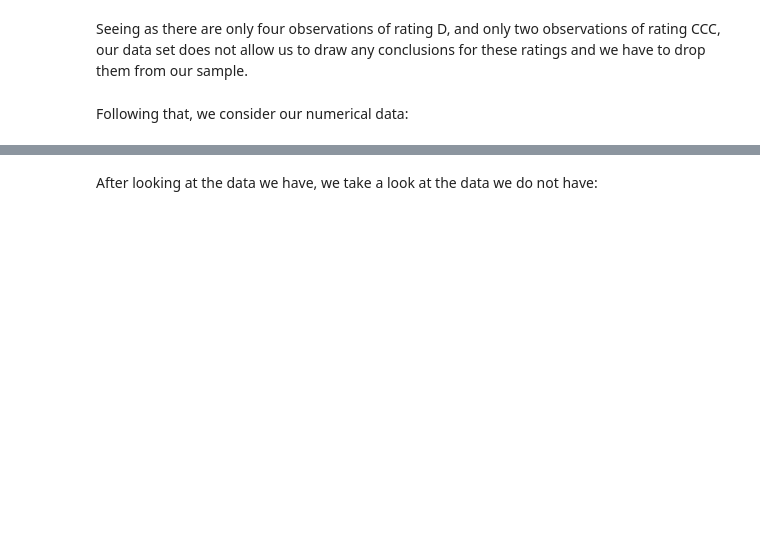
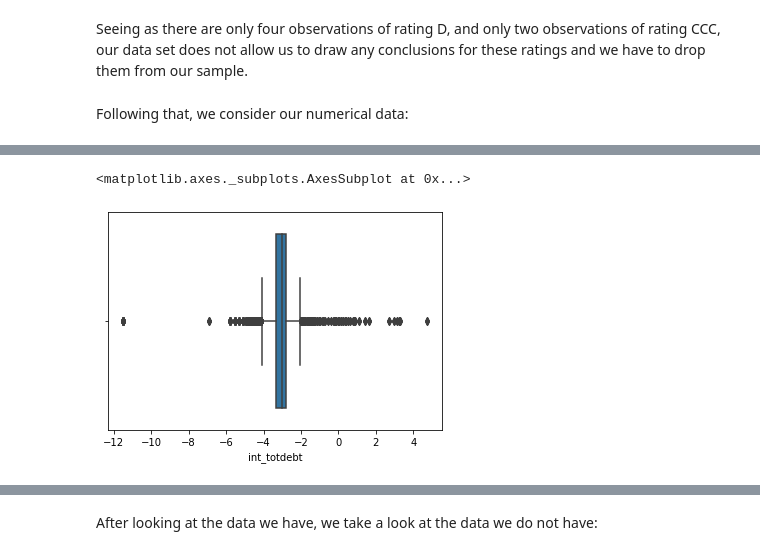
Before and after one commit to john-donnelly-1/ML-Group-3, a Jupyter notebook: current code doc.ipynb, the cells around one changed output, grey strips where cells are left out. Drawn from its saved outputs; the diff is of its cells as text; code cells hidden in the pictures; blank space fills up the shorter version.

```diff
--- a/current code doc.ipynb
+++ b/current code doc.ipynb
@@ -169,6 +152,6 @@ sns.boxplot(x = 'int_totdebt', data = dat)
 # %%
-def safe_ln(x):
-    logint_totdebt = np.log(dat.loc[:, 'int_totdebt'])
-    logint_totdebt = 0
-    return logint_totdebt
+logint_totdebt = np.log(dat.loc[:, 'int_totdebt']+0.00001)
 sns.boxplot(x = logint_totdebt)
+# %% [output]
+<matplotlib.axes._subplots.AxesSubplot at 0x...>
+[figure, added]
```
Also changed, not shown: parts of 96 cells of this notebook.
